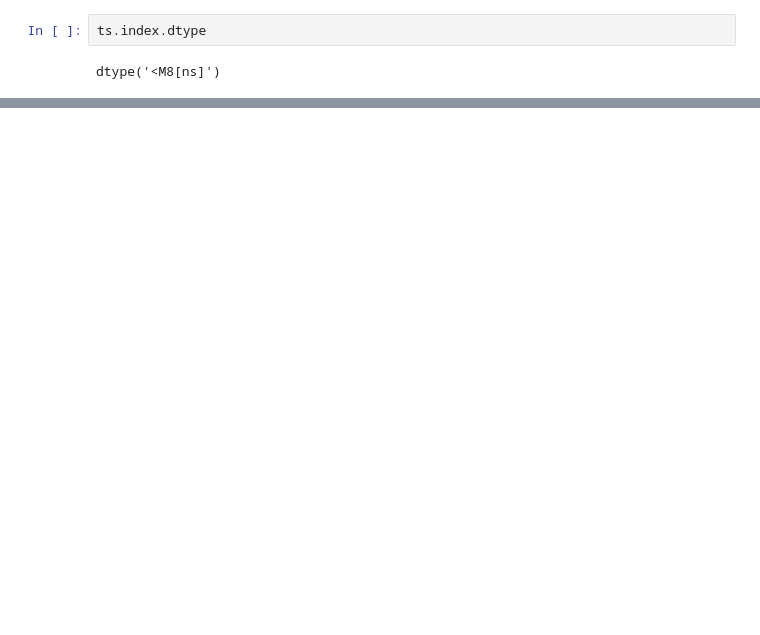
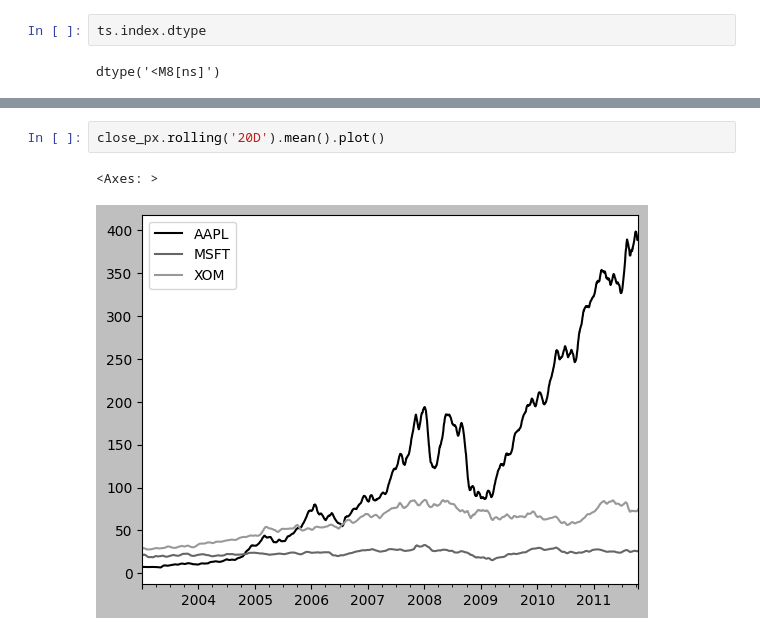
Before and after one commit to william-barros-costa/data_science_basic_knowledge, a Jupyter notebook: 8_time_series/chapter.ipynb, the cells around one changed output, grey strips where cells are left out. Drawn from its saved outputs; the diff is of its cells as text; blank space fills up the shorter version.

```diff
--- a/8_time_series/chapter.ipynb
+++ b/8_time_series/chapter.ipynb
@@ -97,0 +1108,5 @@ False
+# %%
+close_px.rolling('20D').mean().plot()
+# %% [output]
+<Axes: >
+[figure, added]
```
Also changed, not shown: parts of 140 cells of this notebook.
